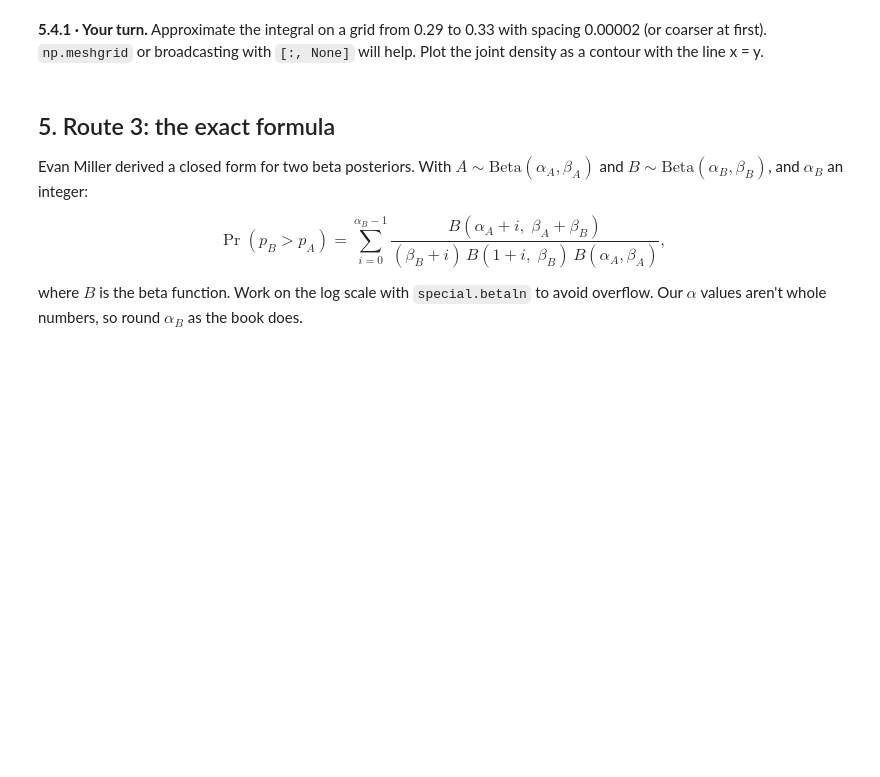
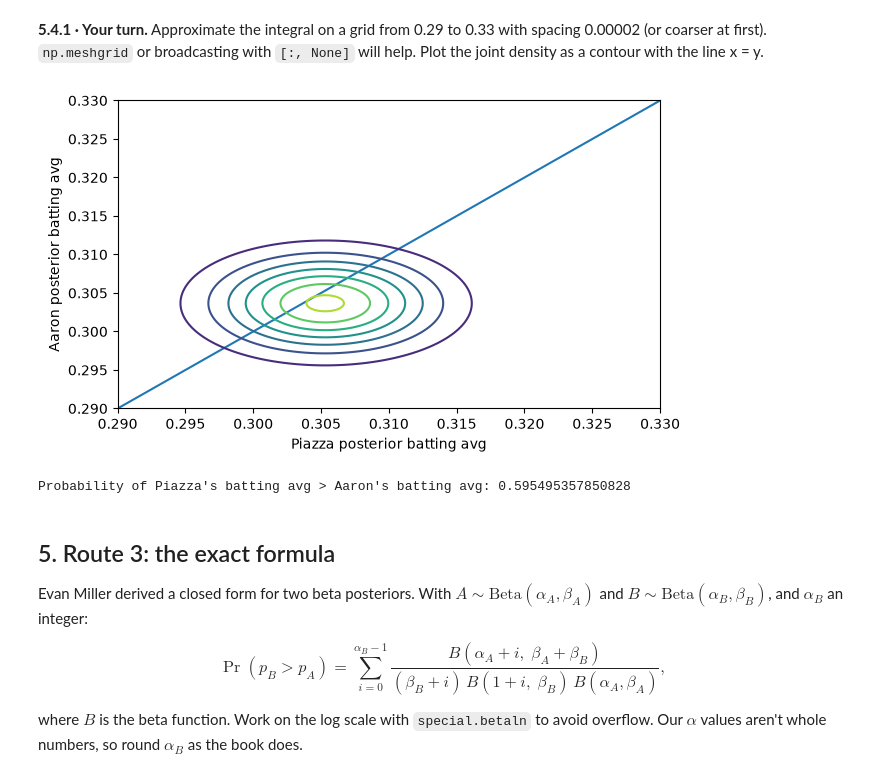
Before and after one commit to jliu771/BayesBaseballCardsandComputers, a Jupyter notebook: empirical_bayes/05_bayesian_ab_testing_JLanswers.ipynb, the cells around one changed output. Saved outputs shown, nothing was run; the diff lists cells and outputs as text; code cells hidden in the pictures; blank space fills up the shorter version.

```diff
--- a/empirical_bayes/05_bayesian_ab_testing_JLanswers.ipynb
+++ b/empirical_bayes/05_bayesian_ab_testing_JLanswers.ipynb
@@ -75,3 +102,22 @@ Draw many values from each posterior and count how often Piazza's draw is bigger
 **5.3.1 · Your turn.** Estimate P(p_Piazza > p_Aaron) with 1,000,000 draws each. Time it with `%timeit` (or `time.perf_counter`).
 # %%
 # 5.3.1 · Your code here
+import time
+aaron = players[players['name'] == 'Hank Aaron']
+piazza = players[players['name'] == 'Mike Piazza']
+
+aa, ba = (aaron.alpha1.item(), aaron.beta1.item())
+ab, bb = (piazza.alpha1.item(), piazza.beta1.item())
+alphabeta = [aa, ba, ab, bb]
+
+rng = np.random.default_rng()
+n = 1000000
+def simit(AA, BA, AB, BB):
+    starttime = time.perf_counter()
+    global n
+    p_Aaron = rng.beta(AA, BA, n)
+    p_Piazza= rng.beta(AB, BB, n)
+    result = p_Piazza > p_Aaron
+    stoptime = time.perf_counter()
+    return sum(result)/n, stoptime - starttime
+simit(*alphabeta)
@@ -87,6 +135,35 @@ $$\Pr = \iint_{x > y} f_P(x)\, f_A(y)\, dx\, dy.$$
 **5.4.1 · Your turn.** Approximate the integral on a grid from 0.29 to 0.33 with spacing 0.00002 (or coarser at first). `np.meshgrid` or broadcasting with `[:, None]` will help. Plot the joint density as a contour with the line x = y.
 # %%
 # 5.4.1 · Your code here
+spacing = 0.00002
+start = 0.29
+stop = 0.33
+
+x = np.arange(start, stop, spacing)
+y = np.arange(start, stop, spacing)
+X, Y = np.meshgrid(x, y)
+Z = []
+
+def numint(AA, BA, AB, BB):
+    global X, Y, Z
+    starttime = time.perf_counter()
+    Z = (stats.beta(AB, BB).pdf(X)) * (stats.beta(AA, BA).pdf(Y))
+    p_BmoreA = np.sum(Z * (X > Y))*(spacing ** 2)
+    stoptime = time.perf_counter()
+    return(p_BmoreA, stoptime - starttime)
+
+plt.plot(x, y)
+(p_PA, elapsed) = numint(*alphabeta)
+plt.contour(X, Y, Z)
+plt.xlabel("Piazza posterior batting avg")
+plt.ylabel("Aaron posterior batting avg")
+plt.show()
+
+
+print(f"Probability of Piazza's batting avg > Aaron's batting avg: {p_PA}")
+# %% [output]
+[figure, added]
+Probability of Piazza's batting avg > Aaron's batting avg: 0.595495357850828
 # %% [markdown]
 ## 5. Route 3: the exact formula
 
```
Also changed, not shown: parts of 12 cells of this notebook, 4 other files.
